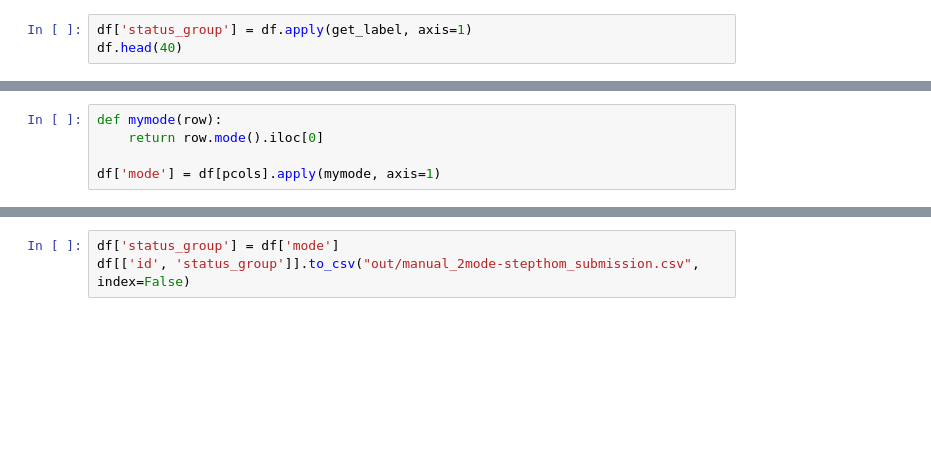
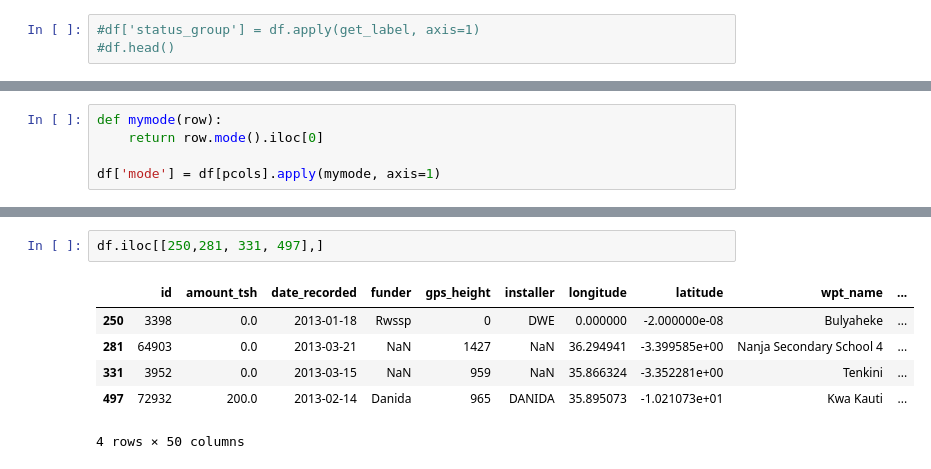
Before and after one commit to stepthom/autotext, a Jupyter notebook: ManualVote.ipynb, the cells around one changed output, grey strips where cells are left out. Cells and saved outputs as stored; diff of their text form; blank space fills up the shorter version.

```diff
--- a/ManualVote.ipynb
+++ b/ManualVote.ipynb
@@ -110,5 +151,5 @@ def get_label(row):
     else:
         return row['p1']
 # %%
-df['status_group'] = df.apply(get_label, axis=1)
-df.head(40)
+#df['status_group'] = df.apply(get_label, axis=1)
+#df.head()
@@ -180,3 +166,9 @@ df.loc[~(df['mode'] == df['status_group'])]
-# %%
-df['status_group'] = df['mode']
-df[['id', 'status_group']].to_csv("out/manual_2mode-stepthom_submission.csv", index=False)
+# %%
+df.iloc[[250,281, 331, 497],]
+# %% [output]
+|  | id | amount_tsh | date_recorded | funder | gps_height | installer | longitude | latitude | wpt_name | ... |
+| 250 | 3398 | 0.0 | 2013-01-18 | Rwssp | 0 | DWE | 0.000000 | -2.000000e-08 | Bulyaheke | ... |
+| 281 | 64903 | 0.0 | 2013-03-21 | NaN | 1427 | NaN | 36.294941 | -3.399585e+00 | Nanja Secondary School 4 | ... |
+| 331 | 3952 | 0.0 | 2013-03-15 | NaN | 959 | NaN | 35.866324 | -3.352281e+00 | Tenkini | ... |
+| 497 | 72932 | 200.0 | 2013-02-14 | Danida | 965 | DANIDA | 35.895073 | -1.021073e+01 | Kwa Kauti | ... |
+4 rows × 50 columns
```
Also changed, not shown: parts of 12 cells of this notebook, 2 other files.
